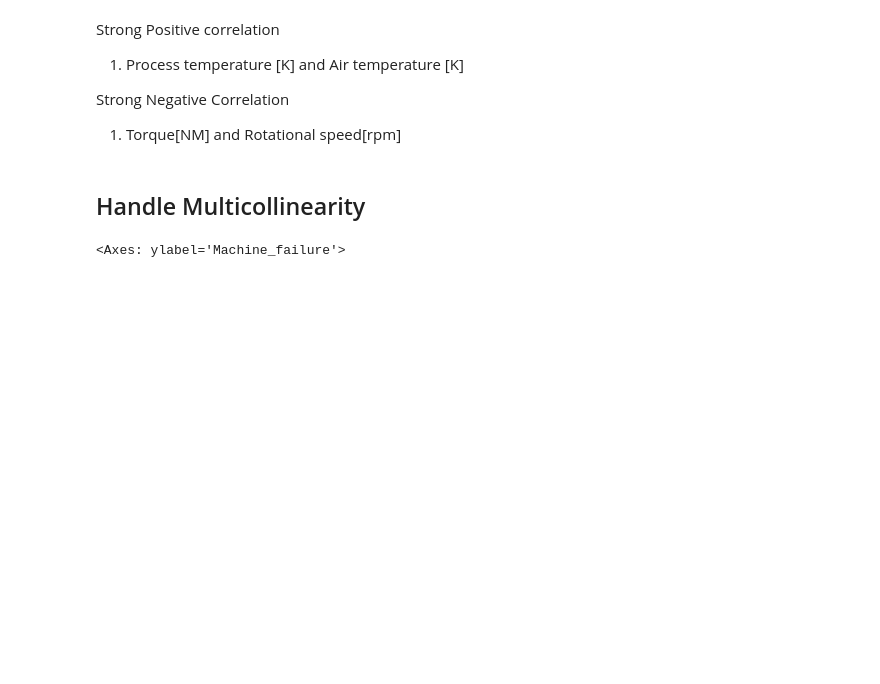
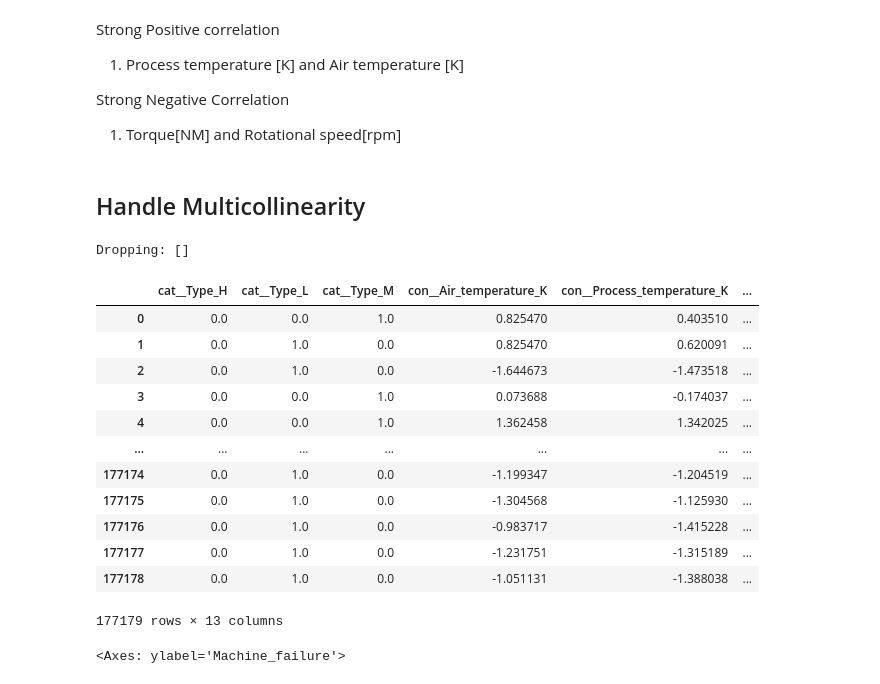
Before and after one commit to Vrb77/Deployment_ML_projects, a Jupyter notebook: Prediction_machine_failure.ipynb, the cells around one changed output. Saved outputs shown, nothing was run; the diff lists cells and outputs as text; code cells hidden in the pictures; blank space fills up the shorter version.

```diff
--- a/Prediction_machine_failure.ipynb
+++ b/Prediction_machine_failure.ipynb
@@ -189,21 +189,36 @@ Strong Negative Correlation
 # %% [markdown]
 ## Handle Multicollinearity
 # %%
-# import numpy as np
+import numpy as np
 
-# # Step 1: Get correlation matrix
-# corr_matrix = x_sampl.corr().abs()  # abs() covers negative correlation too
+# Step 1: Get correlation matrix
+corr_matrix = x_sampl.corr().abs()  # abs() covers negative correlation too
 
-# # Step 2: Find highly correlated pairs
-# upper = corr_matrix.where(np.triu(np.ones(corr_matrix.shape), k=1).astype(bool))
+# Step 2: Find highly correlated pairs
+upper = corr_matrix.where(np.triu(np.ones(corr_matrix.shape), k=1).astype(bool))
 
-# # Step 3: Drop columns with correlation > 0.9
-# to_drop = [col for col in upper.columns if any(upper[col] > 0.9)]
-# print("Dropping:", to_drop)
+# Step 3: Drop columns with correlation > 0.9
+to_drop = [col for col in upper.columns if any(upper[col] > 0.9)]
+print("Dropping:", to_drop)
 
-# # Step 4: Drop them
-# x_sampl = x_sampl.drop(columns=to_drop)
-# x_sampl
+# Step 4: Drop them
+x_sampl = x_sampl.drop(columns=to_drop)
+x_sampl
+# %% [output]
+Dropping: []
+|  | cat__Type_H | cat__Type_L | cat__Type_M | con__Air_temperature_K | con__Process_temperature_K | ... |
+| 0 | 0.0 | 0.0 | 1.0 | 0.825470 | 0.403510 | ... |
+| 1 | 0.0 | 1.0 | 0.0 | 0.825470 | 0.620091 | ... |
+| 2 | 0.0 | 1.0 | 0.0 | -1.644673 | -1.473518 | ... |
+| 3 | 0.0 | 0.0 | 1.0 | 0.073688 | -0.174037 | ... |
+| 4 | 0.0 | 0.0 | 1.0 | 1.362458 | 1.342025 | ... |
+| ... | ... | ... | ... | ... | ... | ... |
+| 177174 | 0.0 | 1.0 | 0.0 | -1.199347 | -1.204519 | ... |
+| 177175 | 0.0 | 1.0 | 0.0 | -1.304568 | -1.125930 | ... |
+| 177176 | 0.0 | 1.0 | 0.0 | -0.983717 | -1.415228 | ... |
+| 177177 | 0.0 | 1.0 | 0.0 | -1.231751 | -1.315189 | ... |
+| 177178 | 0.0 | 1.0 | 0.0 | -1.051131 | -1.388038 | ... |
+177179 rows × 13 columns
 # %%
 y_sampl.value_counts().plot(kind='barh')
 # %% [output]
```
Also changed, not shown: parts of 9 cells of this notebook, 2 other files.
